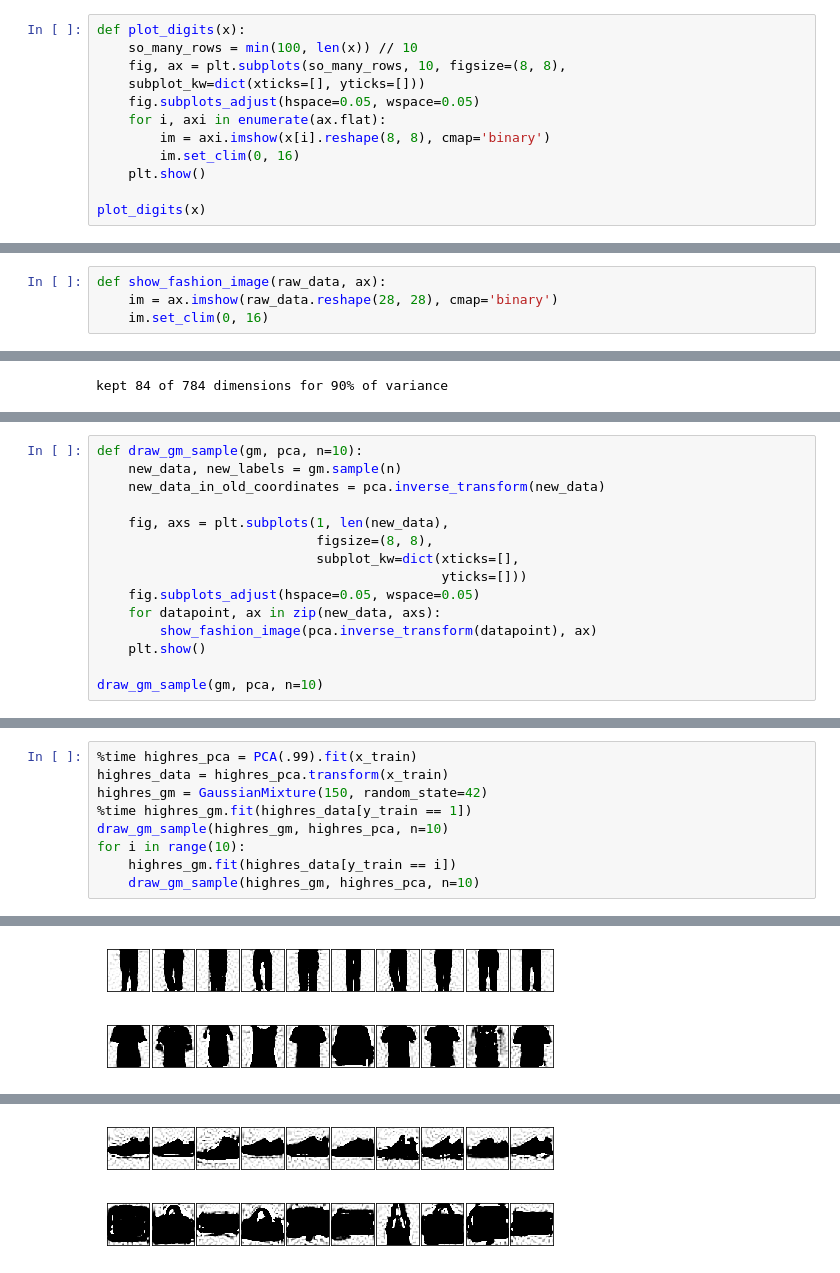
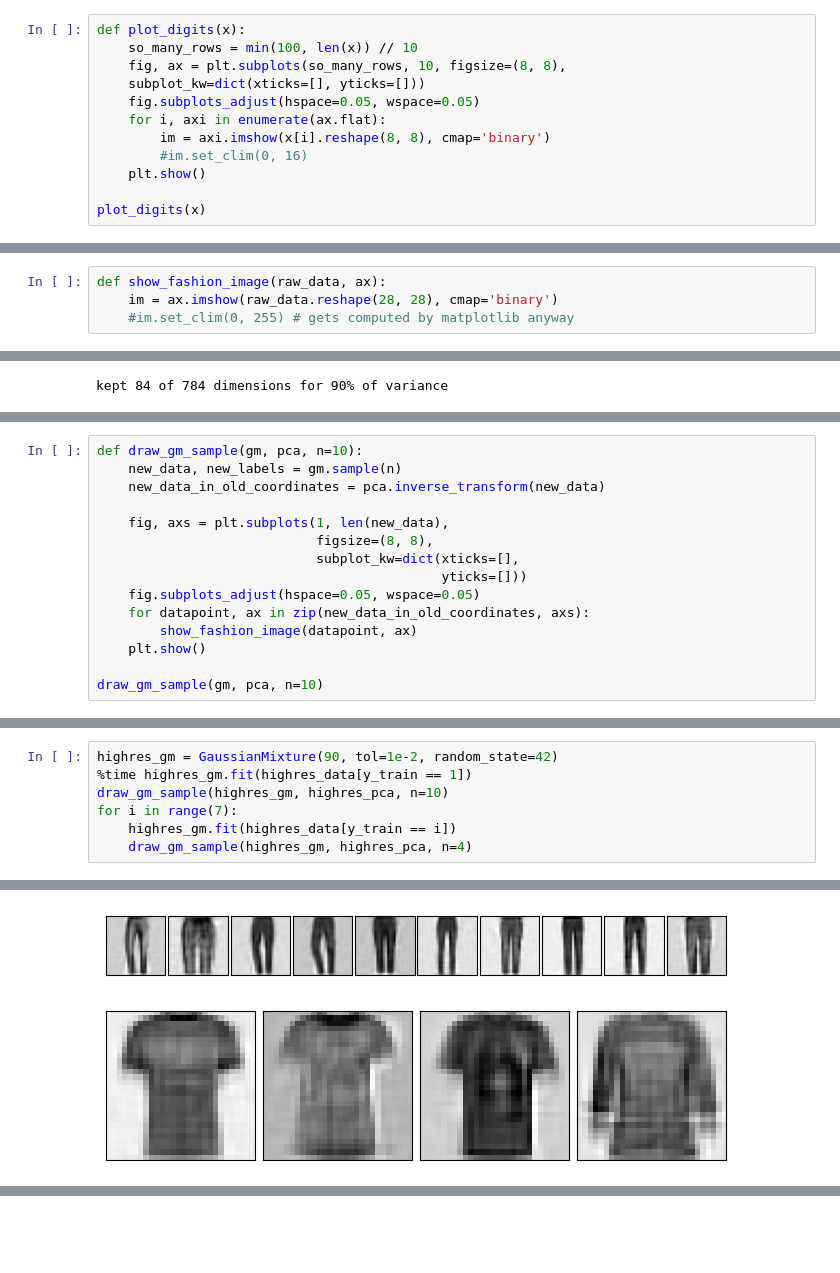
Before and after one commit to konradvoelkel/ds-skript-mirror, a Jupyter notebook: expectation-maximization.ipynb, the cells around one changed output, grey strips where cells are left out. Saved outputs shown, nothing was run; the diff lists cells and outputs as text; blank space fills up the shorter version.

```diff
--- a/expectation-maximization.ipynb
+++ b/expectation-maximization.ipynb
@@ -795,7 +821,7 @@ def plot_digits(x):
     fig.subplots_adjust(hspace=0.05, wspace=0.05)
     for i, axi in enumerate(ax.flat):
         im = axi.imshow(x[i].reshape(8, 8), cmap='binary')
-        im.set_clim(0, 16)
+        #im.set_clim(0, 16)
     plt.show()
 
 plot_digits(x)
@@ -899,7 +925,7 @@ x_train, y_train = load_mnist(kind='train')
 # %%
 def show_fashion_image(raw_data, ax):
     im = ax.imshow(raw_data.reshape(28, 28), cmap='binary')
-    im.set_clim(0, 16)
+    #im.set_clim(0, 255) # gets computed by matplotlib anyway
 # %% [markdown]
 Wir schauen uns an, wie lange PCA.fit und EM (der gm.fit) auf diesem etwas größeren Datensatz brauchen:
 # %%
@@ -934,8 +960,8 @@ def draw_gm_sample(gm, pca, n=10):
                             subplot_kw=dict(xticks=[],
                                             yticks=[]))
     fig.subplots_adjust(hspace=0.05, wspace=0.05)
-    for datapoint, ax in zip(new_data, axs):
-        show_fashion_image(pca.inverse_transform(datapoint), ax)
+    for datapoint, ax in zip(new_data_in_old_coordinates, axs):
+        show_fashion_image(datapoint, ax)
     plt.show()
 
 draw_gm_sample(gm, pca, n=10)
@@ -944,10 +976,8 @@ draw_gm_sample(gm, pca, n=10)
 # %%
-%time highres_pca = PCA(.99).fit(x_train)
-highres_data = highres_pca.transform(x_train)
-highres_gm = GaussianMixture(150, random_state=42)
+highres_gm = GaussianMixture(90, tol=1e-2, random_state=42)
 %time highres_gm.fit(highres_data[y_train == 1])
 draw_gm_sample(highres_gm, highres_pca, n=10)
-for i in range(10):
+for i in range(7):
     highres_gm.fit(highres_data[y_train == i])
-    draw_gm_sample(highres_gm, highres_pca, n=10)
+    draw_gm_sample(highres_gm, highres_pca, n=4)
 # %% [output]
@@ -958,2 +986,2 @@ Wall time: 34 s
-[figure, old version]
+[figure, new version]
-[figure, old version]
+[figure, new version]
@@ -966,2 +993,0 @@ Wall time: 34 s
-[figure, removed]
-[figure, removed]
```
Also changed, not shown: parts of 24 cells of this notebook, 26 other files.
